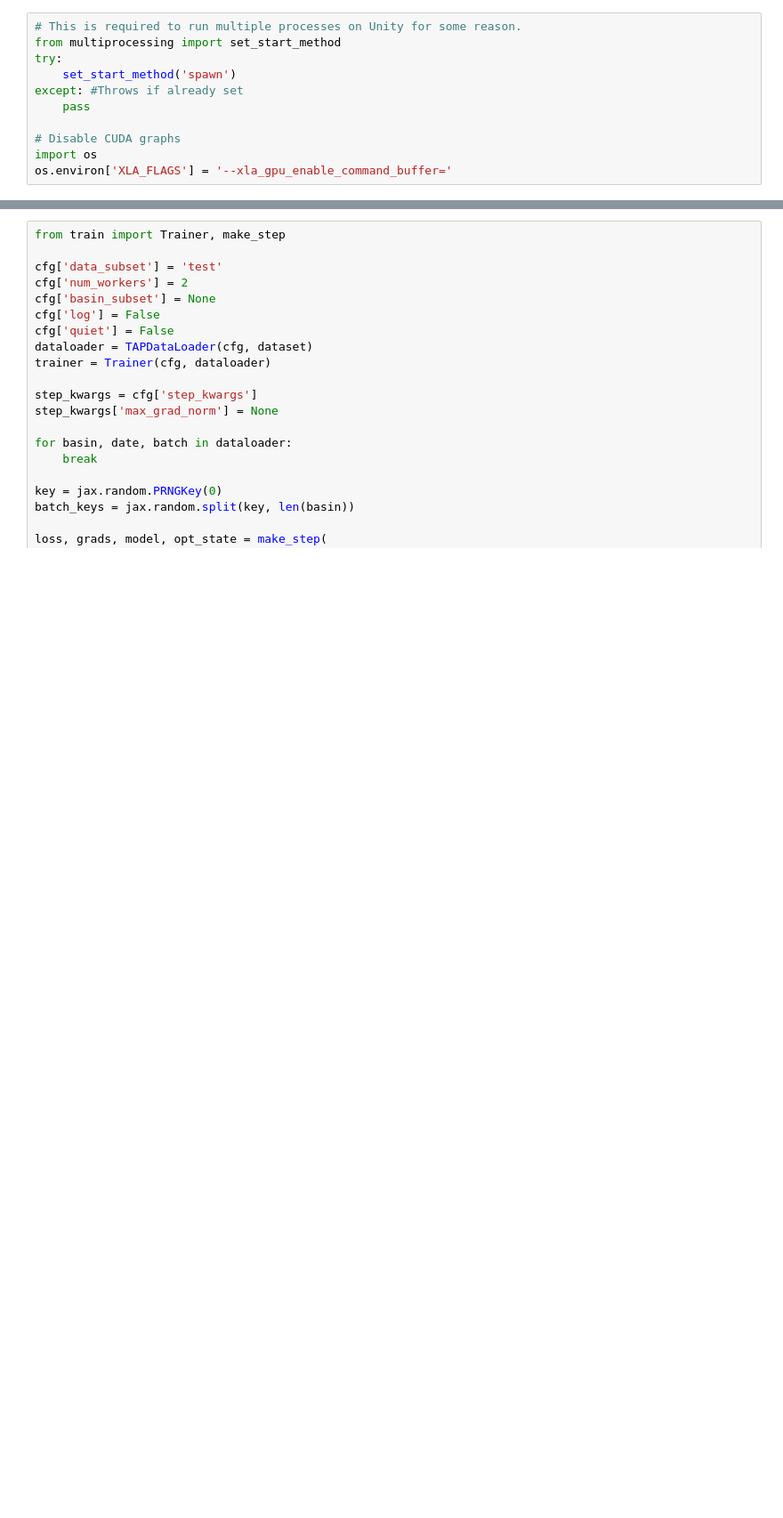
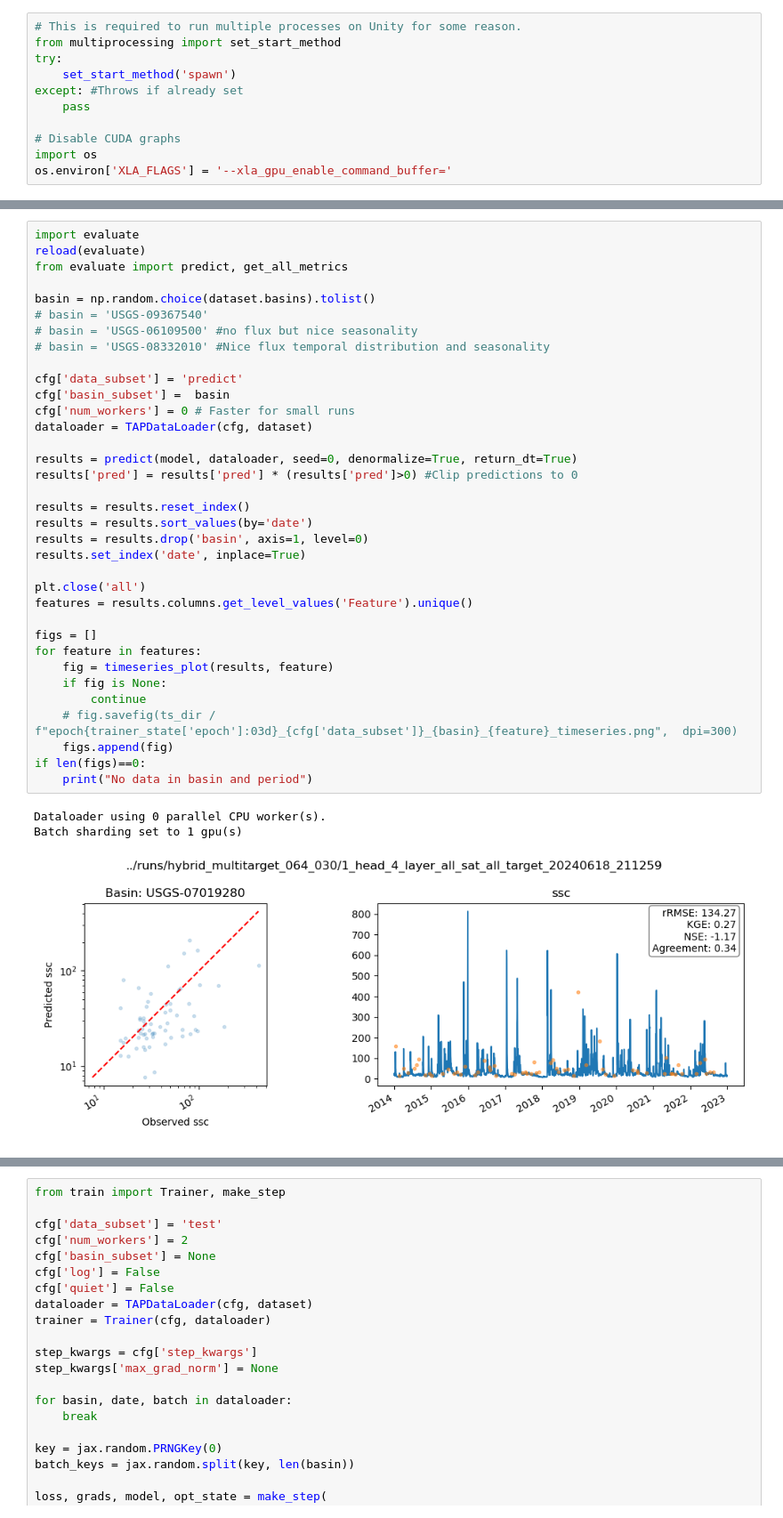
Before and after one commit to Fluvial-UMass/swot-ml, a Jupyter notebook: notebooks/Test_model.ipynb, the cells around one changed output, grey strips where cells are left out. Shown at 89% size. Saved outputs shown, nothing was run; the diff lists cells and outputs as text; blank space fills up the shorter version.

```diff
--- a/notebooks/Test_model.ipynb
+++ b/notebooks/Test_model.ipynb
@@ -119,0 +203,39 @@ basin_metrics
+# %%
+import evaluate
+reload(evaluate)
+from evaluate import predict, get_all_metrics
+
+basin = np.random.choice(dataset.basins).tolist()
+# basin = 'USGS-09367540'
+# basin = 'USGS-06109500' #no flux but nice seasonality
+# basin = 'USGS-08332010' #Nice flux temporal distribution and seasonality
+
+cfg['data_subset'] = 'predict'
+cfg['basin_subset'] =  basin
+cfg['num_workers'] = 0 # Faster for small runs
+dataloader = TAPDataLoader(cfg, dataset)
+
+results = predict(model, dataloader, seed=0, denormalize=True, return_dt=True)
+results['pred'] = results['pred'] * (results['pred']>0) #Clip predictions to 0
+
+results = results.reset_index()
+results = results.sort_values(by='date')
+results = results.drop('basin', axis=1, level=0)
+results.set_index('date', inplace=True)
+
+plt.close('all')
+features = results.columns.get_level_values('Feature').unique()
+
+figs = []
+for feature in features:
+    fig = timeseries_plot(results, feature)
+    if fig is None:
+        continue
+    # fig.savefig(ts_dir / f"epoch{trainer_state['epoch']:03d}_{cfg['data_subset']}_{basin}_{feature}_timeseries.png",  dpi=300)
+    figs.append(fig)
+if len(figs)==0:
+    print("No data in basin and period")
+# %% [output]
+Dataloader using 0 parallel CPU worker(s).
+Batch sharding set to 1 gpu(s)
+[figure, added]
```
Also changed, not shown: parts of 31 cells of this notebook, 13 other files.
